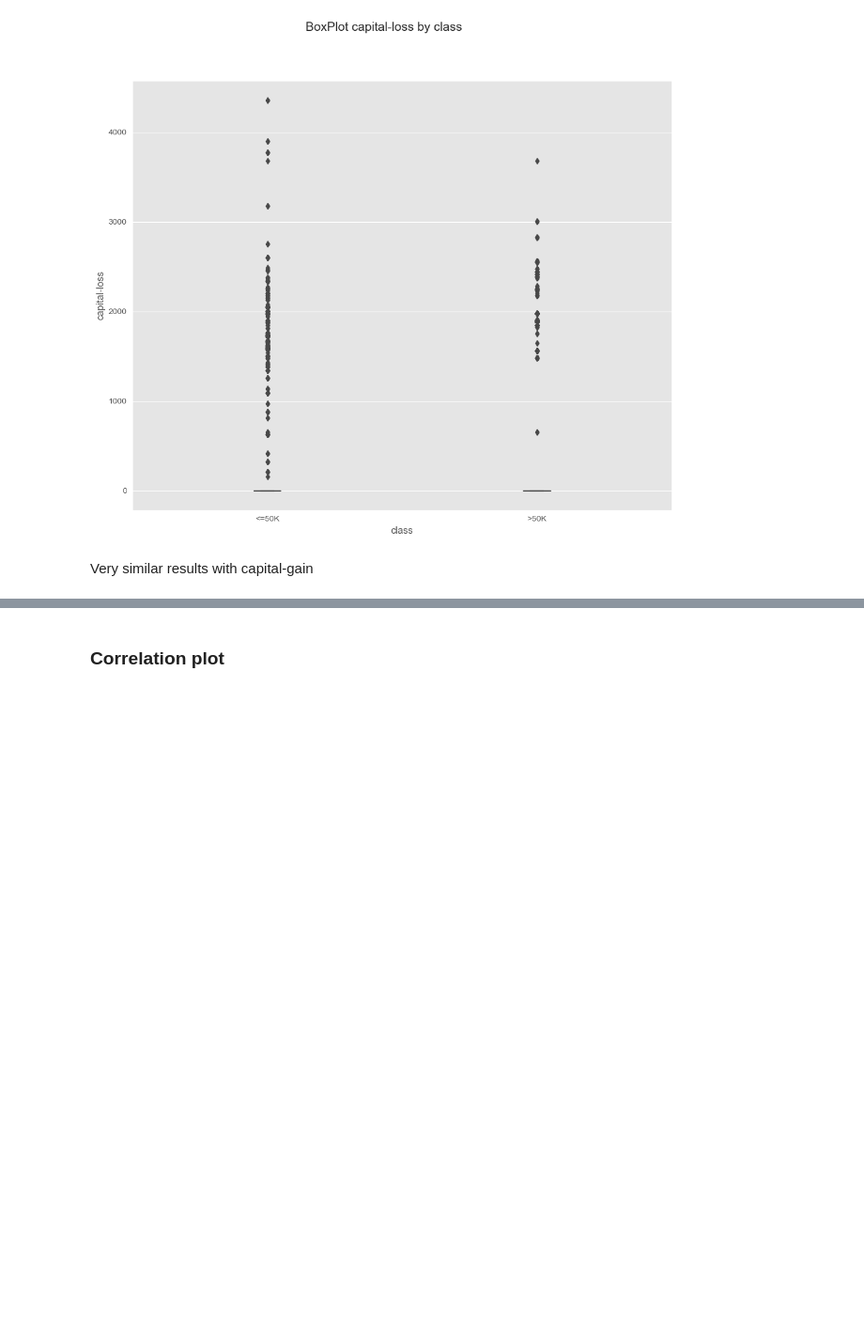
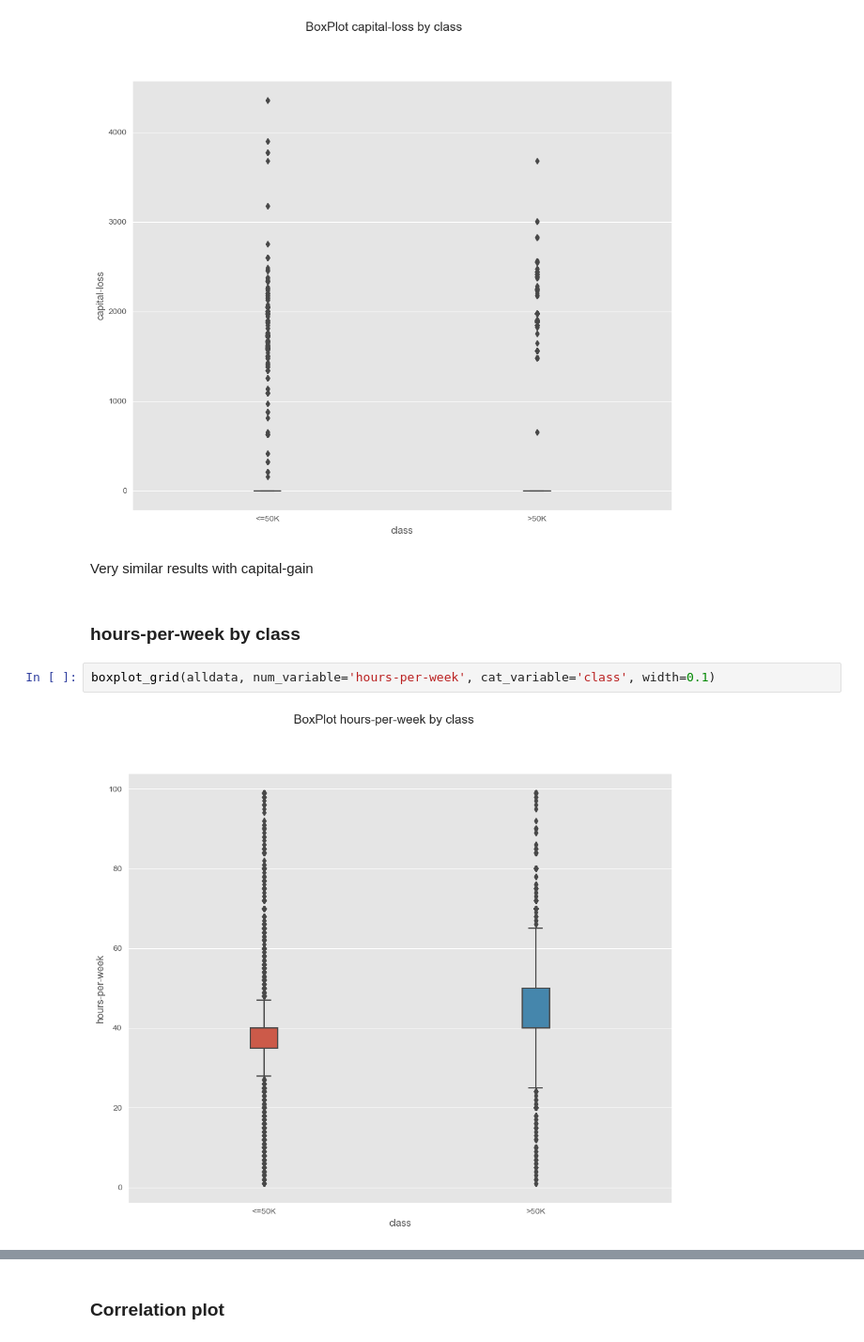
Before and after one commit to diazid/Census_Income, a Jupyter notebook: Project 2 - Census Income.ipynb, the cells around one changed output, grey strips where cells are left out. Shown at 94% size. Saved outputs shown, nothing was run; the diff lists cells and outputs as text; blank space fills up the shorter version.

```diff
--- a/Project 2 - Census Income.ipynb
+++ b/Project 2 - Census Income.ipynb
@@ -425,3 +403,9 @@ boxplot_grid(alldata, num_variable='capital-loss', cat_variable='class', width=0
 [figure]
 # %% [markdown]
 Very similar results with capital-gain
+# %% [markdown]
+### hours-per-week by class
+# %%
+boxplot_grid(alldata, num_variable='hours-per-week', cat_variable='class', width=0.1)
+# %% [output]
+[figure, added]
```
Also changed, not shown: parts of 90 cells of this notebook, 13 other files.
